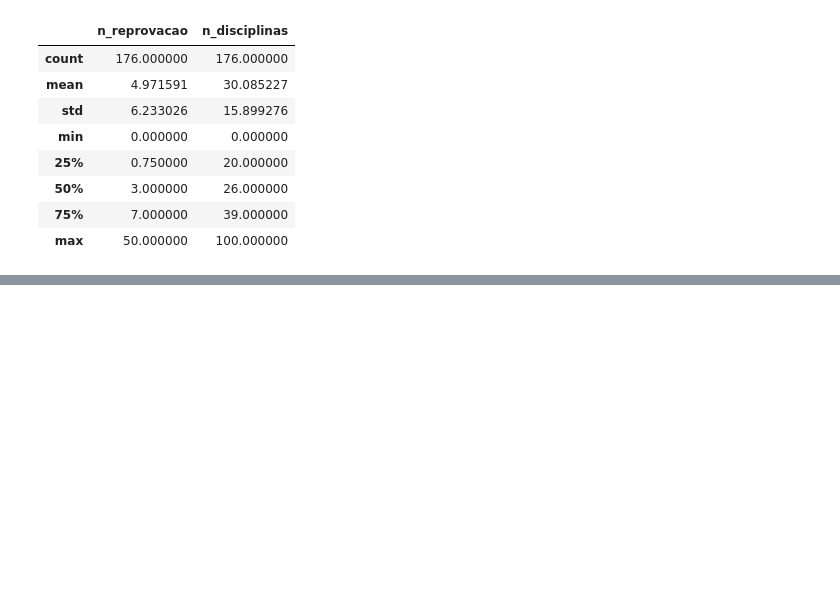
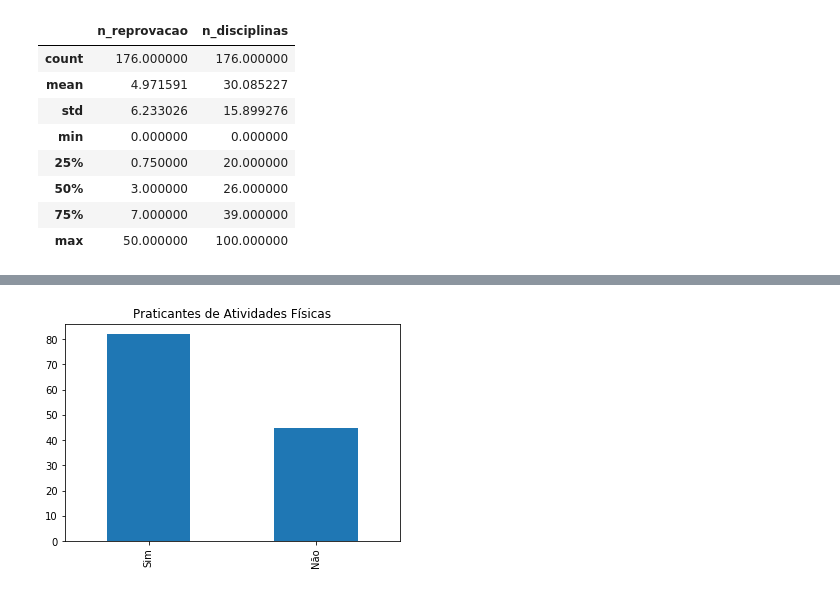
Before and after one commit to dwahast/UFPel_stats, a Jupyter notebook: Analise.ipynb, the cells around one changed output, grey strips where cells are left out. Cells and saved outputs as stored; diff of their text form; code cells hidden in the pictures; blank space fills up the shorter version.

```diff
--- a/Analise.ipynb
+++ b/Analise.ipynb
@@ -74,0 +73,3 @@ for media in df.media:
+# %%
+df.media = df.media.apply(lambda x: float(x.split(' ')[0]) if isinstance(x, str) else float(x))
+#df.media
@@ -74,0 +78,21 @@ for media in df.media:
+# %%
+for hora in df.ap_horas:
+    if isinstance(hora, str):
+        str_hora = hora.split('h')[0]
+        if str_hora[0] == '~':
+            print(str_hora[1:])
+        else:
+            print(str_hora)
+
+def str_to_float(x):
+    if isinstance(x, str):
+        str_x = x.split('h')[0]
+        if str_x[0] == '~':
+            x = float(str_x[1:])
+        else:
+            x = float(str_x)
+    else:
+        x = float(x)
+
+    #print(x)
+    return x
@@ -74,0 +103,4 @@ for media in df.media:
+# %%
+df.ap_horas.fillna(0, inplace=True)
+df.ap_horas = df.ap_horas.apply(lambda x: str_to_float(x))
+df.dtypes
@@ -74,0 +169,3 @@ for media in df.media:
+# %%
+df_comp = df[(df.curso == 'Ciência da Computação') | (df.curso == 'Engenharia de Computação')]
+df_comp.sample(2)
@@ -74,0 +177,6 @@ for media in df.media:
+# %%
+df_comp.atividade_fis.value_counts().plot.bar()
+plt.title('Praticantes de Atividades Físicas')
+plt.show()
+# %% [output]
+[figure, added]
```
Also changed, not shown: parts of 23 cells of this notebook, 3 other files.
